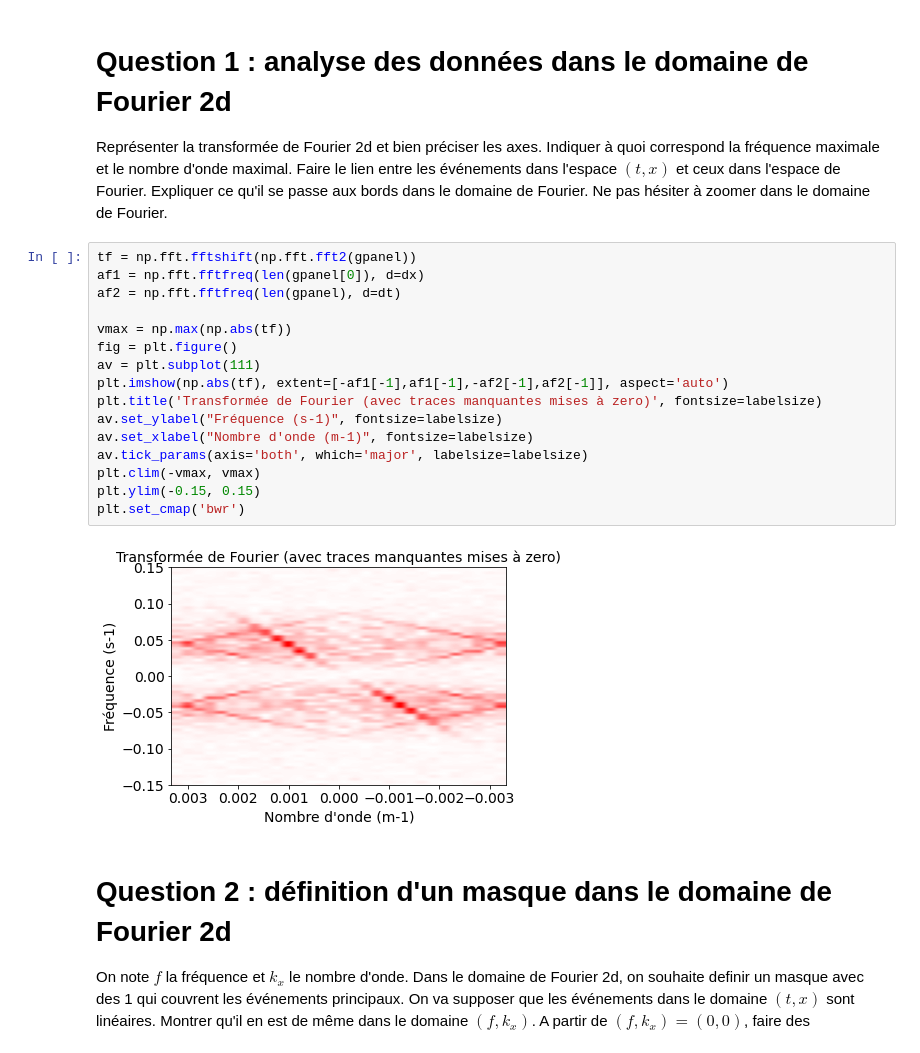
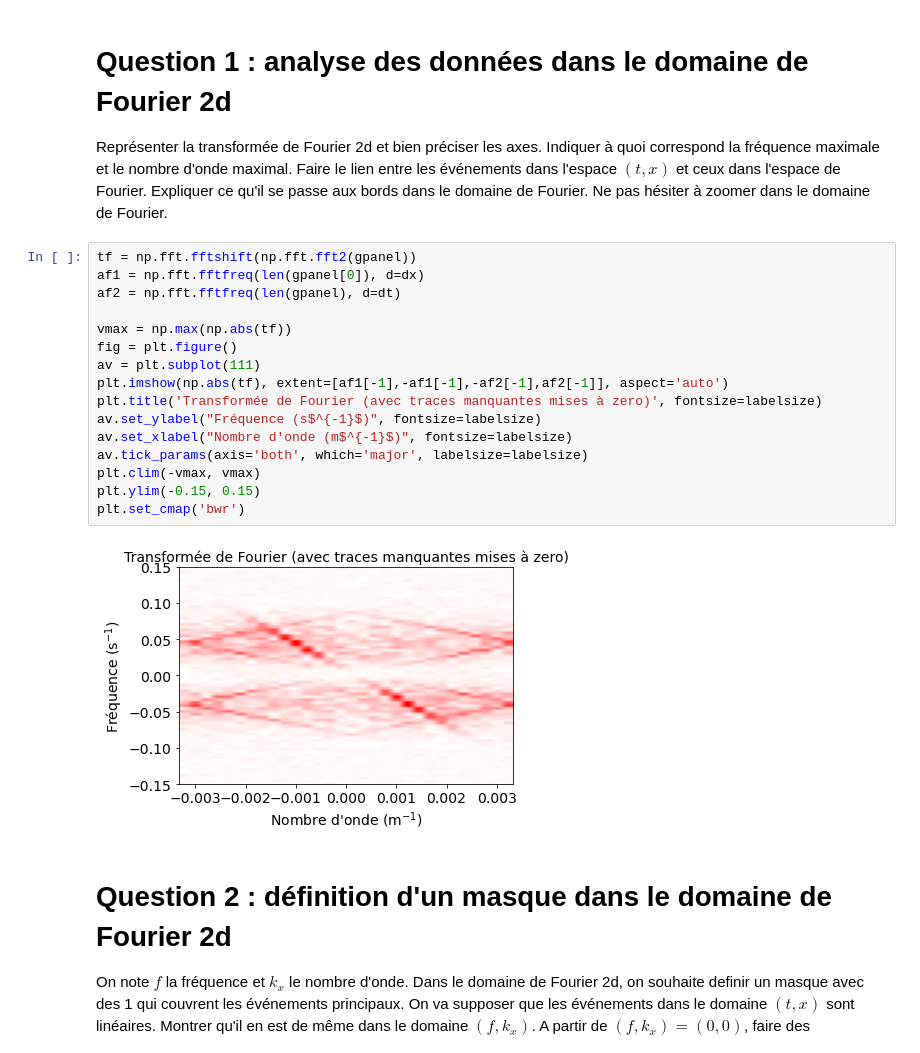
Before and after one commit to LouisJustinTALLOT/projet-traitement_du_signal-bellon-tallot, a Jupyter notebook: projet_signal_Judith.ipynb, the cells around one changed output. Cells and saved outputs as stored; diff of their text form.

```diff
--- a/projet_signal_Judith.ipynb
+++ b/projet_signal_Judith.ipynb
@@ -74,21 +74,21 @@ Représenter la transformée de Fourier 2d et bien préciser les axes. Indiquer
 # %%
 tf = np.fft.fftshift(np.fft.fft2(gpanel))
 af1 = np.fft.fftfreq(len(gpanel[0]), d=dx)
 af2 = np.fft.fftfreq(len(gpanel), d=dt)
 
 vmax = np.max(np.abs(tf))
 fig = plt.figure()
 av = plt.subplot(111)
-plt.imshow(np.abs(tf), extent=[-af1[-1],af1[-1],-af2[-1],af2[-1]], aspect='auto')
+plt.imshow(np.abs(tf), extent=[af1[-1],-af1[-1],-af2[-1],af2[-1]], aspect='auto')
 plt.title('Transformée de Fourier (avec traces manquantes mises à zero)', fontsize=labelsize)
-av.set_ylabel("Fréquence (s-1)", fontsize=labelsize)
-av.set_xlabel("Nombre d'onde (m-1)", fontsize=labelsize)
+av.set_ylabel("Fréquence (s$^{-1}$)", fontsize=labelsize)
+av.set_xlabel("Nombre d'onde (m$^{-1}$)", fontsize=labelsize)
 av.tick_params(axis='both', which='major', labelsize=labelsize)
 plt.clim(-vmax, vmax)
 plt.ylim(-0.15, 0.15)
 plt.set_cmap('bwr')
 # %% [output]
-[figure, old version]
+[figure, new version]
 # %% [markdown]
 # Question 2 : définition d'un masque dans le domaine de Fourier 2d
 On note $f$ la fréquence et $k_x$ le nombre d'onde. Dans le domaine de Fourier 2d, on souhaite definir un masque avec des 1 qui couvrent les événements principaux. On va supposer que les événements dans le domaine $(t,x)$ sont linéaires. Montrer qu'il en est de même dans le domaine $(f,k_x)$. A partir de $(f,k_x)=(0,0)$, faire des sommations selon différentes pentes (dans le domaine de Fourier, apres avoir pris le module des valeurs complexes) et tracer la valeur de ces sommes en fonction de la pente. On s'attend à ce que 3 valeurs ressortent. Calculer une fonction qui sélectionne automatiquement ces valeurs et construire un masque dans le domaine de Fourier 2d qui vaut 1 autour de ces trois valeurs principales et 0 en dehors.
```
Also changed, not shown: parts of 1 cell of this notebook.
